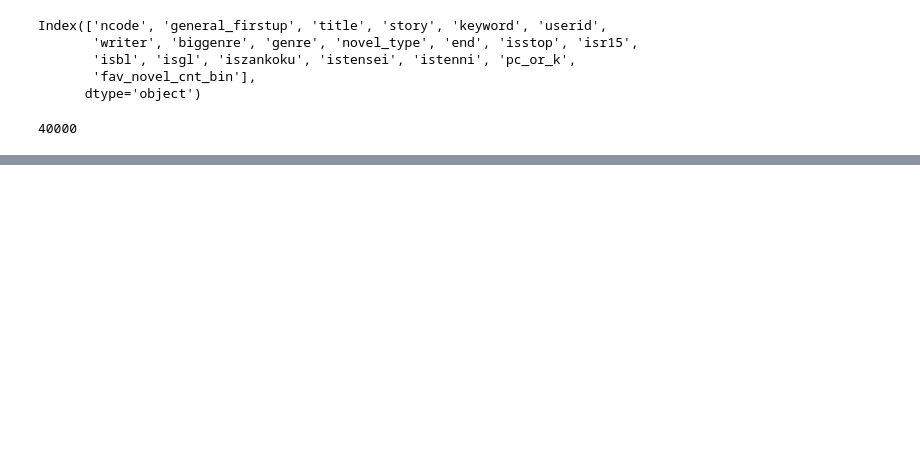
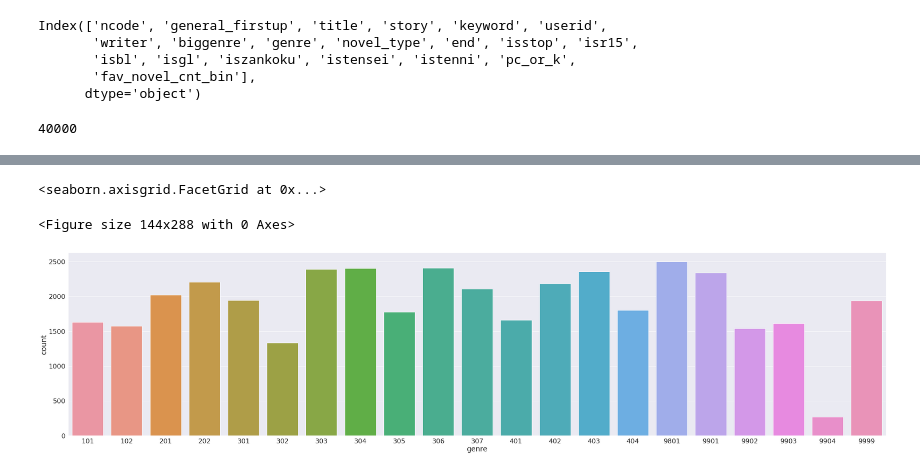
Before and after one commit to heizari/nishika_novel, a Jupyter notebook: notebook/001_EDA.ipynb, the cells around one changed output, grey strips where cells are left out. Saved outputs shown, nothing was run; the diff lists cells and outputs as text; code cells hidden in the pictures; blank space fills up the shorter version.

```diff
--- a/notebook/001_EDA.ipynb
+++ b/notebook/001_EDA.ipynb
@@ -37,0 +133,8 @@ test_report.to_file(os.path.join(out_dir, path_test_report))
+# %%
+plt.figure(figsize=(2,4))
+sns.set(font_scale = 2)
+sns.catplot(x='genre',data=train_df,kind="count", height=10, aspect=4, order=sorted(train_df.genre.unique()))
+# %% [output]
+<seaborn.axisgrid.FacetGrid at 0x...>
+<Figure size 144x288 with 0 Axes>
+[figure, added]
```
Also changed, not shown: parts of 12 cells of this notebook, 6 other files.
